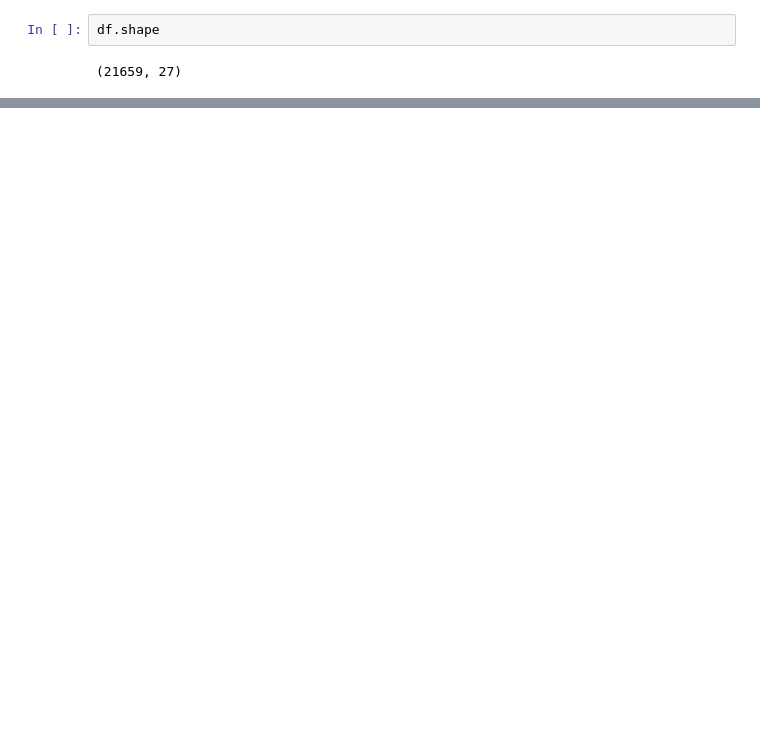
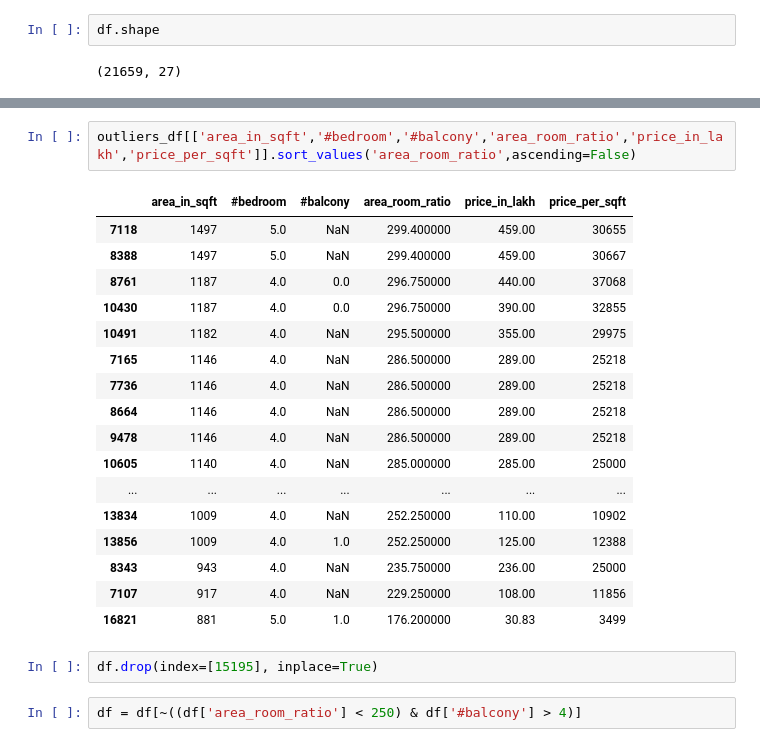
Before and after one commit to vaibhavO1/CapStone-Project, a Jupyter notebook: handling_outliers.ipynb, the cells around one changed output, grey strips where cells are left out. Cells and saved outputs as stored; diff of their text form; blank space fills up the shorter version.

```diff
--- a/handling_outliers.ipynb
+++ b/handling_outliers.ipynb
@@ -502,0 +550,24 @@ df.shape
+# %%
+outliers_df[['area_in_sqft','#bedroom','#balcony','area_room_ratio','price_in_lakh','price_per_sqft']].sort_values('area_room_ratio',ascending=False)
+# %% [output]
+|  | area_in_sqft | #bedroom | #balcony | area_room_ratio | price_in_lakh | price_per_sqft |
+| 7118 | 1497 | 5.0 | NaN | 299.400000 | 459.00 | 30655 |
+| 8388 | 1497 | 5.0 | NaN | 299.400000 | 459.00 | 30667 |
+| 8761 | 1187 | 4.0 | 0.0 | 296.750000 | 440.00 | 37068 |
+| 10430 | 1187 | 4.0 | 0.0 | 296.750000 | 390.00 | 32855 |
+| 10491 | 1182 | 4.0 | NaN | 295.500000 | 355.00 | 29975 |
+| 7165 | 1146 | 4.0 | NaN | 286.500000 | 289.00 | 25218 |
+| 7736 | 1146 | 4.0 | NaN | 286.500000 | 289.00 | 25218 |
+| 8664 | 1146 | 4.0 | NaN | 286.500000 | 289.00 | 25218 |
+| 9478 | 1146 | 4.0 | NaN | 286.500000 | 289.00 | 25218 |
+| 10605 | 1140 | 4.0 | NaN | 285.000000 | 285.00 | 25000 |
+| ... | ... | ... | ... | ... | ... | ... |
+| 13834 | 1009 | 4.0 | NaN | 252.250000 | 110.00 | 10902 |
+| 13856 | 1009 | 4.0 | 1.0 | 252.250000 | 125.00 | 12388 |
+| 8343 | 943 | 4.0 | NaN | 235.750000 | 236.00 | 25000 |
+| 7107 | 917 | 4.0 | NaN | 229.250000 | 108.00 | 11856 |
+| 16821 | 881 | 5.0 | 1.0 | 176.200000 | 30.83 | 3499 |
+# %%
+df.drop(index=[15195], inplace=True)
+# %%
+df = df[~((df['area_room_ratio'] < 250) & df['#balcony'] > 4)]
```
Also changed, not shown: parts of 17 cells of this notebook.
